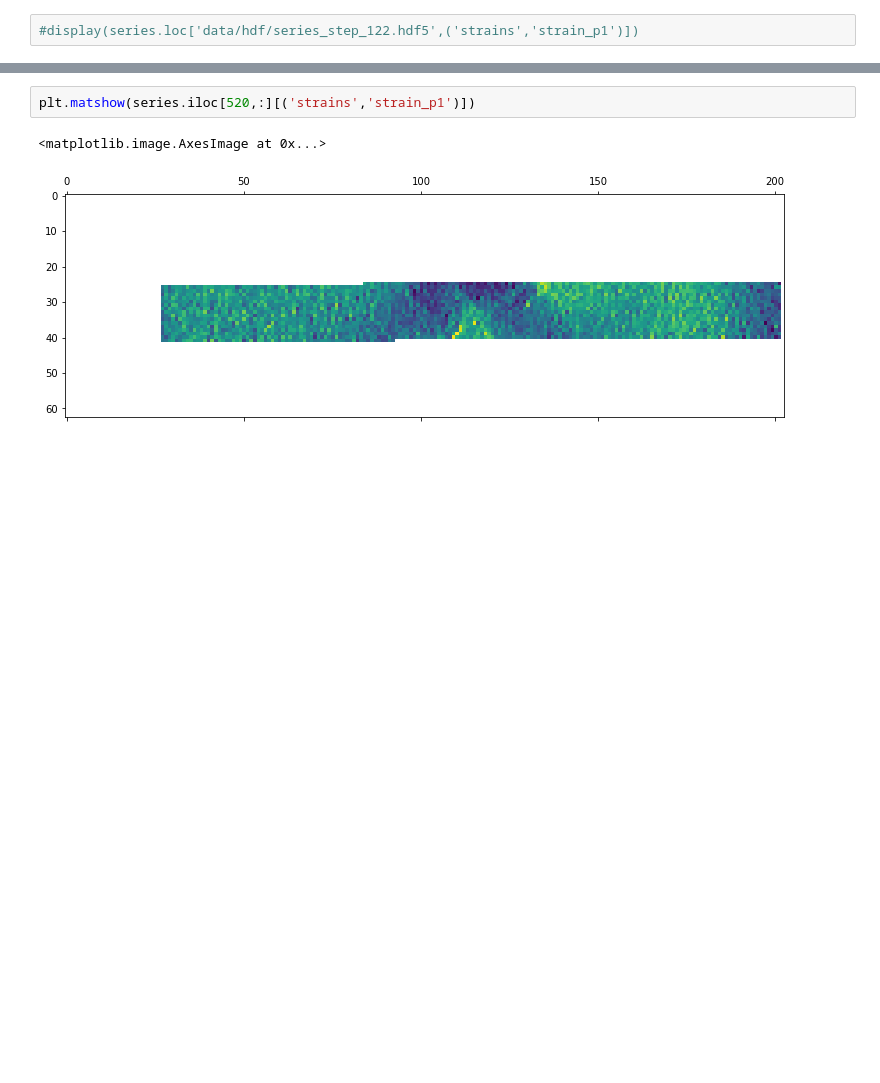
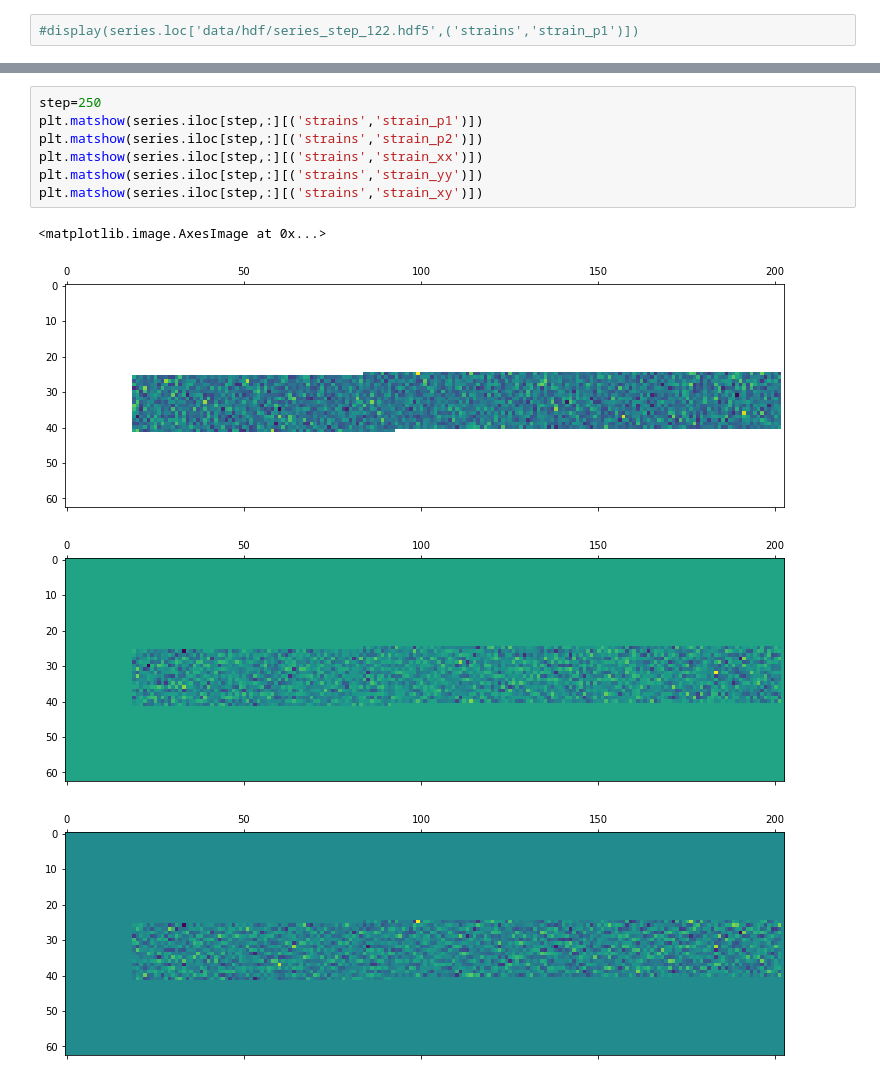
Before and after one commit to KMDE-10/DIC, a Jupyter notebook: HDF_import.ipynb, the cells around one changed output, grey strips where cells are left out. Drawn from its saved outputs; the diff is of its cells as text; blank space fills up the shorter version.

```diff
--- a/HDF_import.ipynb
+++ b/HDF_import.ipynb
@@ -142,5 +180,12 @@ display(series)
-# %%
-plt.matshow(series.iloc[520,:][('strains','strain_p1')])
-# %% [output]
-<matplotlib.image.AxesImage at 0x...>
-[figure, removed]
+# %%
+step=250
+plt.matshow(series.iloc[step,:][('strains','strain_p1')])
+plt.matshow(series.iloc[step,:][('strains','strain_p2')])
+plt.matshow(series.iloc[step,:][('strains','strain_xx')])
+plt.matshow(series.iloc[step,:][('strains','strain_yy')])
+plt.matshow(series.iloc[step,:][('strains','strain_xy')])
+# %% [output]
+<matplotlib.image.AxesImage at 0x...>
+[figure, added]
+[figure, added]
+[figure, added]
```
Also changed, not shown: parts of 12 cells of this notebook.
